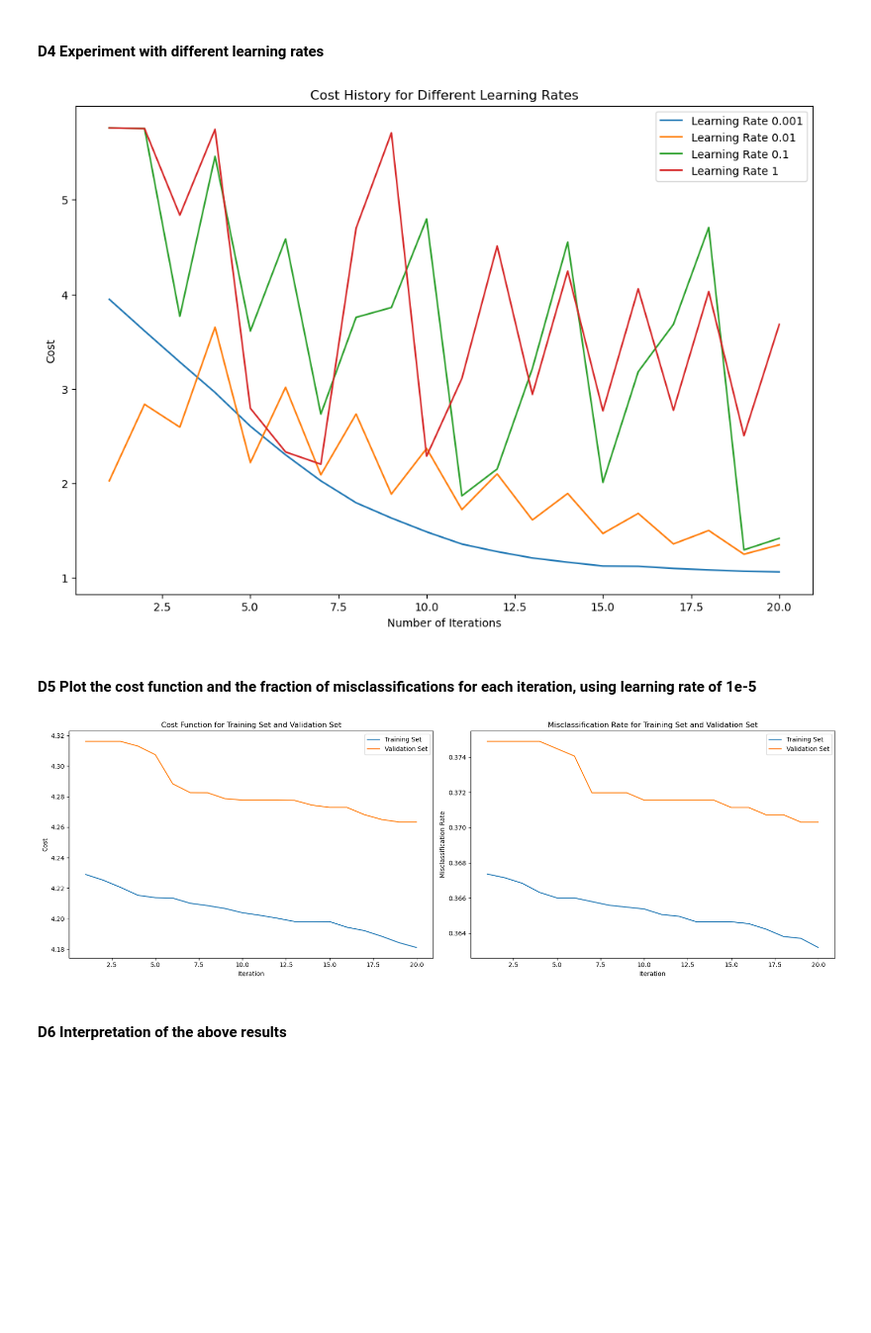
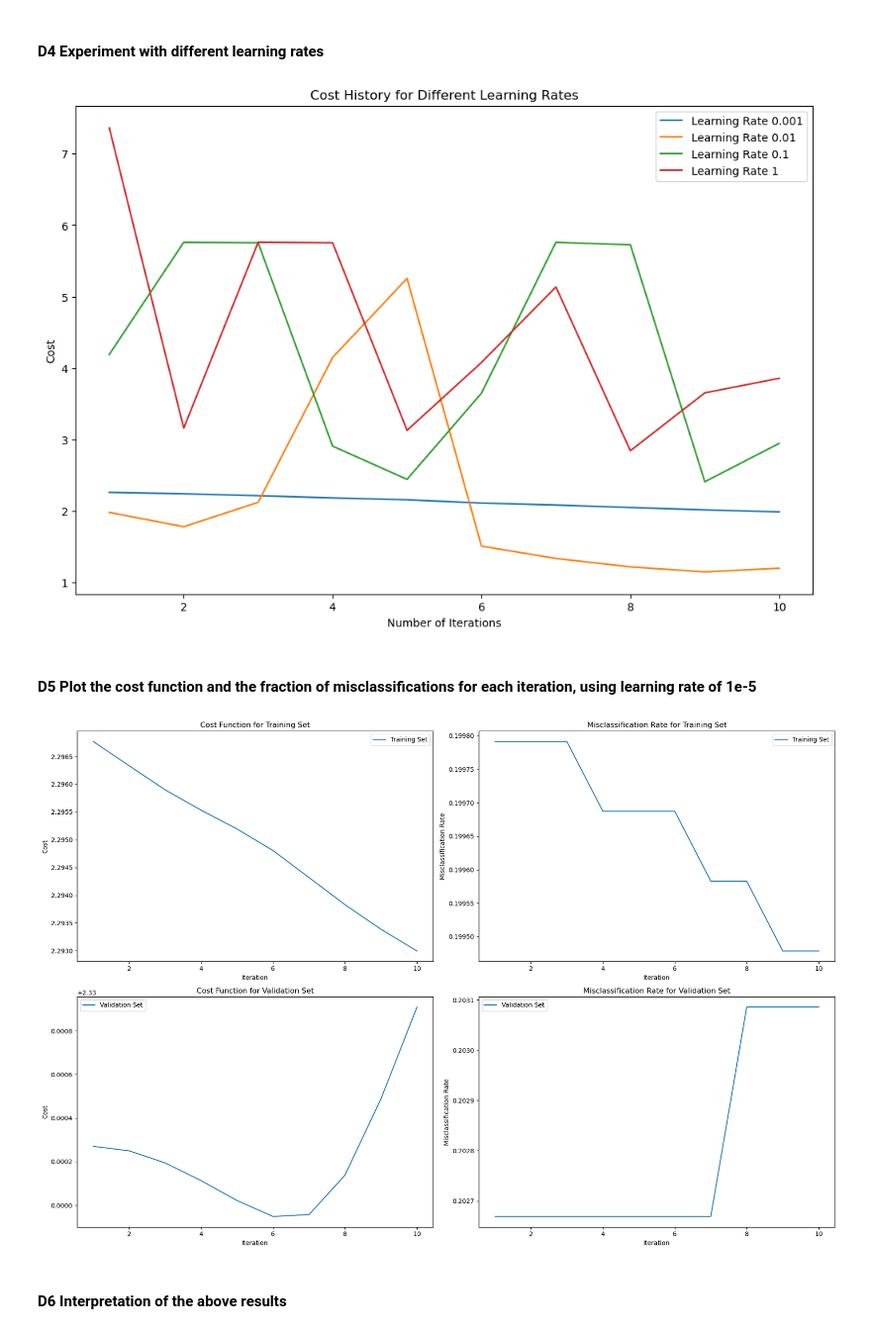
Before and after one commit to LisonLau/CITS5508-Assignments, a Jupyter notebook: Assignment 1 (15%)/assig1_23123849.ipynb, the cells around one changed output. Shown: that part at 99% size. Saved outputs shown, nothing was run; the diff lists cells and outputs as text; code cells hidden in the pictures; blank space fills up the shorter version.

```diff
--- a/Assignment 1 (15%)/assig1_23123849.ipynb
+++ b/Assignment 1 (15%)/assig1_23123849.ipynb
@@ -149,16 +149,16 @@ def gradient_descent(theta, X, y, learning_rate, num_iterations):
 #### Train the logistic regression classifier with 10000 iterations
 # %%
 # Initialize the parameters
-num_iterations = 20
+num_iterations = 10
 learning_rate = 0.01
-theta = np.random.randn(training_x.shape[1])
+theta = np.random.randn(train_x.shape[1])
 
 # Train the logistic regression model
-theta, cost_history, misclass_history = gradient_descent(theta, training_x, training_y, learning_rate, num_iterations)
+theta, cost_history, misclass_history = lr1_gradient_descent(theta, train_x, train_y, learning_rate, num_iterations)
 
 # Calculate the accuracy of the model
-y_pred = predict(theta, validation_x)
-accuracy = accuracy_score(validation_y, y_pred)
+y_pred = predict(theta, valid_x)
+accuracy = accuracy_score(valid_y, y_pred)
 print('Accuracy:', accuracy)
 print('Final cost', cost_history[-1])
 print('Final misclassification rate', misclass_history[-1])
@@ -174,7 +174,7 @@ plt.figure(figsize=(12, 8))
 
 learning_rates = [0.001, 0.01, 0.1, 1]
 for lr in learning_rates:
-    _,cost_history,_ = gradient_descent(theta.copy(), training_x, training_y, lr, num_iterations)
+    _,cost_history,_ = lr1_gradient_descent(theta.copy(), train_x, train_y, lr, num_iterations)
     cost_history_train = [cost[0] for cost in cost_history]
     plt.plot(range(1, num_iterations + 1), cost_history_train, label=f'Learning Rate {lr}')
 
@@ -184,39 +184,51 @@ plt.title('Cost History for Different Learning Rates')
 plt.legend()
 plt.show()
 # %% [output]
-[figure, old version]
+[figure, new version]
 # %% [markdown]
 #### D5 Plot the cost function and the fraction of misclassifications for each iteration, using learning rate of 1e-5
 # %%
 learning_rate = 1e-5
-_, cost_history, misclass_history = gradient_descent(theta, training_x, training_y, learning_rate, num_iterations)
+_, cost_history, misclass_history = lr1_gradient_descent(theta, train_x, train_y, learning_rate, num_iterations)
 
 # Plot the cost function and misclassification rate for each iteration
-fig, axs = plt.subplots(1, 2, figsize=(18, 6))
+fig, axs = plt.subplots(2, 2, figsize=(18, 12))
 
 # Left plot: Cost function for each iteration
 train_costs = [cost[0] for cost in cost_history]
 val_costs = [cost[1] for cost in cost_history]
-axs[0].plot(range(1, num_iterations + 1), train_costs, label='Training Set')
-axs[0].plot(range(1, num_iterations + 1), val_costs, label='Validation Set')
-axs[0].set_xlabel('Iteration')
-axs[0].set_ylabel('Cost')
-axs[0].set_title('Cost Function for Training Set and Validation Set')
-axs[0].legend()
+# Training Set
+axs[0, 0].plot(range(1, num_iterations + 1), train_costs, label='Training Set')
+axs[0, 0].set_xlabel('Iteration')
+axs[0, 0].set_ylabel('Cost')
+axs[0, 0].set_title('Cost Function for Training Set')
+axs[0, 0].legend()
+# Validation Set
+axs[1, 0].plot(range(1, num_iterations + 1), val_costs, label='Validation Set')
+axs[1, 0].set_xlabel('Iteration')
+axs[1, 0].set_ylabel('Cost')
+axs[1, 0].set_title('Cost Function for Validation Set')
+axs[1, 0].legend()
 
 # Right plot: Misclassification rate for each iteration
 misclass_history = np.array(misclass_history)
-axs[1].plot(range(1, num_iterations + 1), misclass_history[:, 0], label='Training Set')
-axs[1].plot(range(1, num_iterations + 1), misclass_history[:, 1], label='Validation Set')
-axs[1].set_xlabel('Iteration')
-axs[1].set_ylabel('Misclassification Rate')
-axs[1].set_title('Misclassification Rate for Training Set and Validation Set')
-axs[1].legend()
+# Training Set
+axs[0, 1].plot(range(1, num_iterations + 1), misclass_history[:, 0], label='Training Set')
+axs[0, 1].set_xlabel('Iteration')
+axs[0, 1].set_ylabel('Misclassification Rate')
+axs[0, 1].set_title('Misclassification Rate for Training Set')
+axs[0, 1].legend()
+# Validation Set
+axs[1, 1].plot(range(1, num_iterations + 1), misclass_history[:, 1], label='Validation Set')
+axs[1, 1].set_xlabel('Iteration')
+axs[1, 1].set_ylabel('Misclassification Rate')
+axs[1, 1].set_title('Misclassification Rate for Validation Set')
+axs[1, 1].legend()
 
 plt.tight_layout()
 plt.show()
 # %% [output]
-[figure, old version]
+[figure, new version]
 # %% [markdown]
 #### D6 Interpretation of the above results
 # %% [markdown]
```
Also changed, not shown: parts of 23 cells of this notebook, 1 other file.
